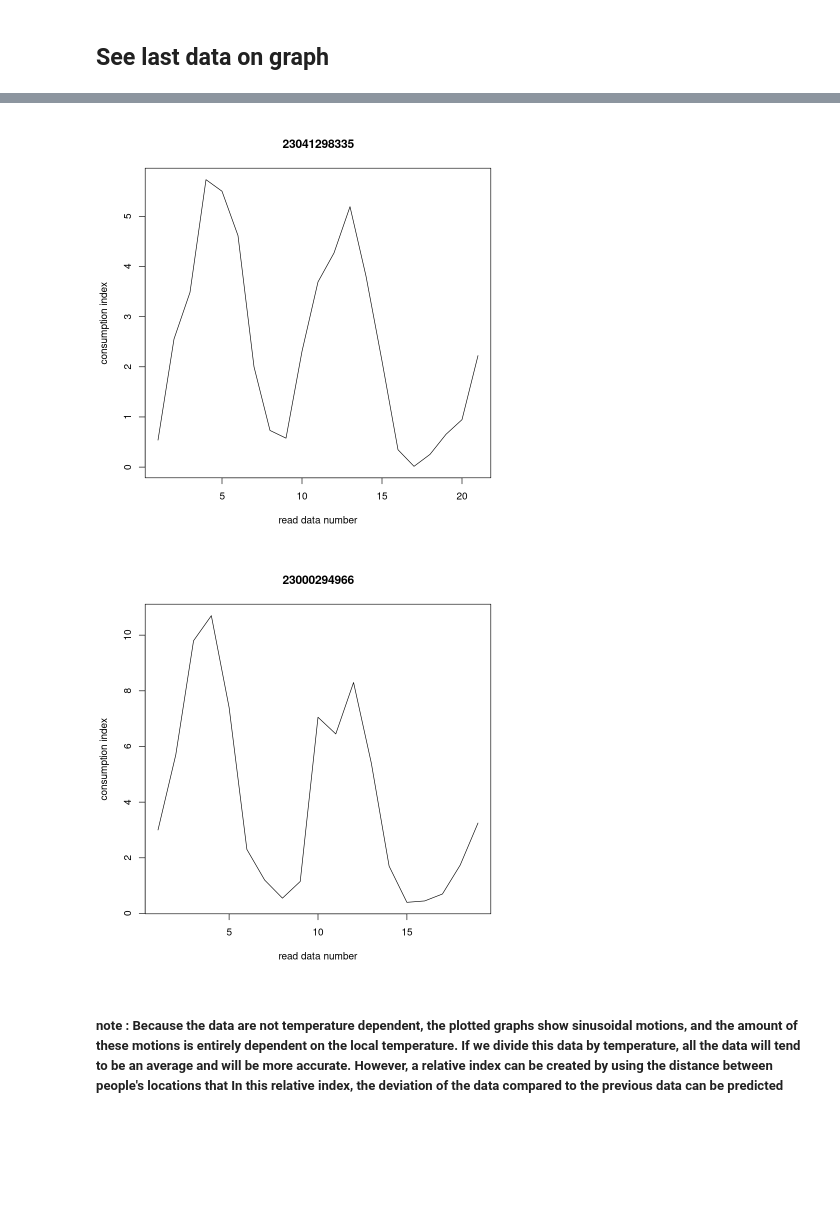
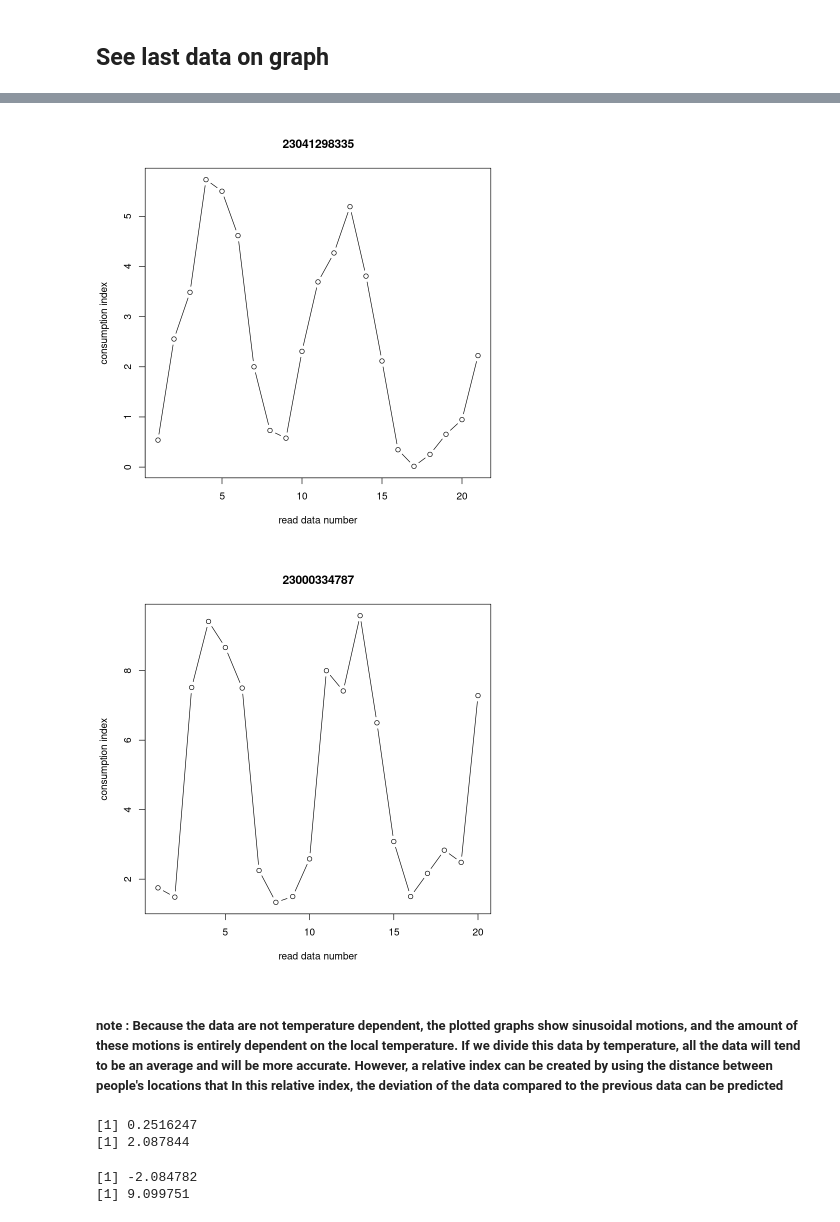
Before and after one commit to NoraMiray/Gas-AI, a Jupyter notebook: source.ipynb, the cells around one changed output, grey strips where cells are left out. Cells and saved outputs as stored; diff of their text form; code cells hidden in the pictures; blank space fills up the shorter version.

Commit message:
add procesing such as : pass mean pass dev other mean other dev

```diff
--- a/source.ipynb
+++ b/source.ipynb
@@ -99,12 +112,45 @@ plot(unlist(datasheet[776]),type = 'l',
 # %%
-plot(unlist(datasheet[758]),type = 'l',
+plot(unlist(datasheet[758]),type = 'b',
      main = data.base$KEYNO[758],ylab = 'consumption index',xlab = 'read data number')
 # %% [output]
-[figure, old version]
+[figure, new version]
 # %%
-plot(unlist(datasheet[2]),type = 'l',
-     main = data.base$KEYNO[2],ylab = 'consumption index',xlab = 'read data number')
+plot(unlist(datasheet[1]),type = 'b',
+     main = data.base$KEYNO[1],ylab = 'consumption index',xlab = 'read data number')
 # %% [output]
-[figure, old version]
+[figure, new version]
 # %% [markdown]
 ##### note : Because the data are not temperature dependent, the plotted graphs show sinusoidal motions, and the amount of these motions is entirely dependent on the local temperature. If we divide this data by temperature, all the data will tend to be an average and will be more accurate. However, a relative index can be created by using the distance between people's locations that In this relative index, the deviation of the data compared to the previous data can be predicted
+# %%
+sample <- c('1397/06/02','1397/05/01',data.base$KEYNO[1])
+
+
+f <- calc.date(data.masraf[which(data.masraf$BUL_ID == sample[3]),]$FROMDATE)
+t <- calc.date(data.masraf[which(data.masraf$BUL_ID == sample[3]),]$TODATE)
+
+pass.mean <-
+mean(d <- ((calc.date(sample[2])-f)[z <- which(f<= calc.date(sample[2]) & calc.date(sample[2]) < t)]*
+abs(f[z] - f[z+1])/ (x <- data.masraf[which(data.masraf$BUL_ID == sample[3]),]$CONSUMPTION[z]) + x)/
+data.base$ZIRBANA[data.base$KEYNO == sample[3]])
+
+pass.sd <- sd(d)
+
+print(pass.sd)
+print(pass.mean)
+# %% [output]
+[1] 0.2516247
+[1] 2.087844
+# %%
+r <- c()
+for(o in 1:length(datasheet)){
+r <- c(r,(d <- datasheet[[o]][1]-datasheet[[o]][2])[!is.na(d)])
+}
+
+other.mean <- mean(r)
+other.sd <- sd(r)
+
+print(other.mean)
+print(other.sd)
+# %% [output]
+[1] -2.084782
+[1] 9.099751
```
Also changed, not shown: parts of 3 cells of this notebook.
